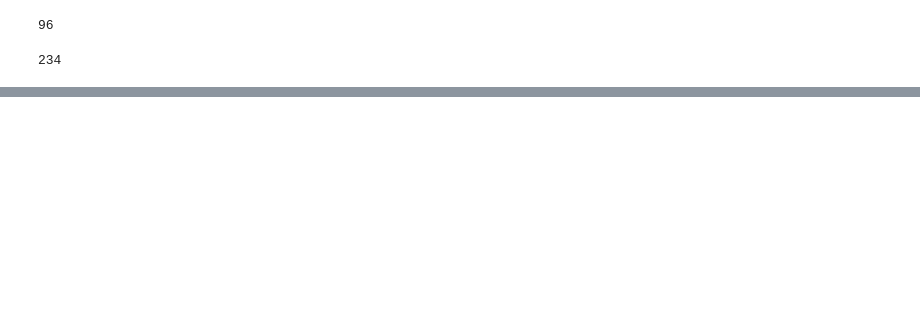
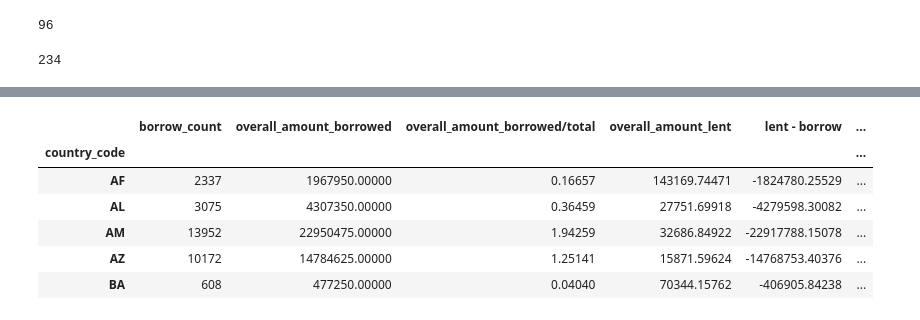
Before and after one commit to Lukpier/cs-project, a Jupyter notebook: kiva.ipynb, the cells around one changed output, grey strips where cells are left out. Saved outputs shown, nothing was run; the diff lists cells and outputs as text; code cells hidden in the pictures; blank space fills up the shorter version.

```diff
--- a/kiva.ipynb
+++ b/kiva.ipynb
@@ -417,0 +421,2 @@ overall_in_out.tail(15)
+# %%
+country_stats = pd.read_csv('data/country_stats.csv')
@@ -417,0 +428,12 @@ overall_in_out.tail(15)
+# %%
+overall_in_out = pd.concat([overall_in_out, country_stats.set_index('country_code')], axis=1, join='inner')[cols]
+# %%
+overall_in_out.head()
+# %% [output]
+|  | borrow_count | overall_amount_borrowed | overall_amount_borrowed/total | overall_amount_lent | lent - borrow | ... |
+| country_code |  |  |  |  |  | ... |
+| AF | 2337 | 1967950.00000 | 0.16657 | 143169.74471 | -1824780.25529 | ... |
+| AL | 3075 | 4307350.00000 | 0.36459 | 27751.69918 | -4279598.30082 | ... |
+| AM | 13952 | 22950475.00000 | 1.94259 | 32686.84922 | -22917788.15078 | ... |
+| AZ | 10172 | 14784625.00000 | 1.25141 | 15871.59624 | -14768753.40376 | ... |
+| BA | 608 | 477250.00000 | 0.04040 | 70344.15762 | -406905.84238 | ... |
```
Also changed, not shown: parts of 19 cells of this notebook.
